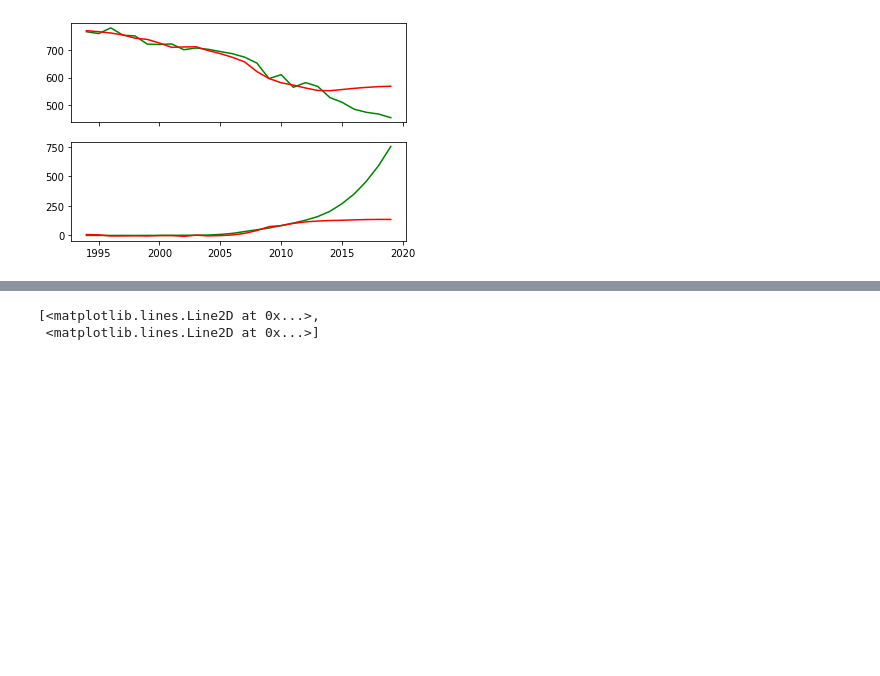
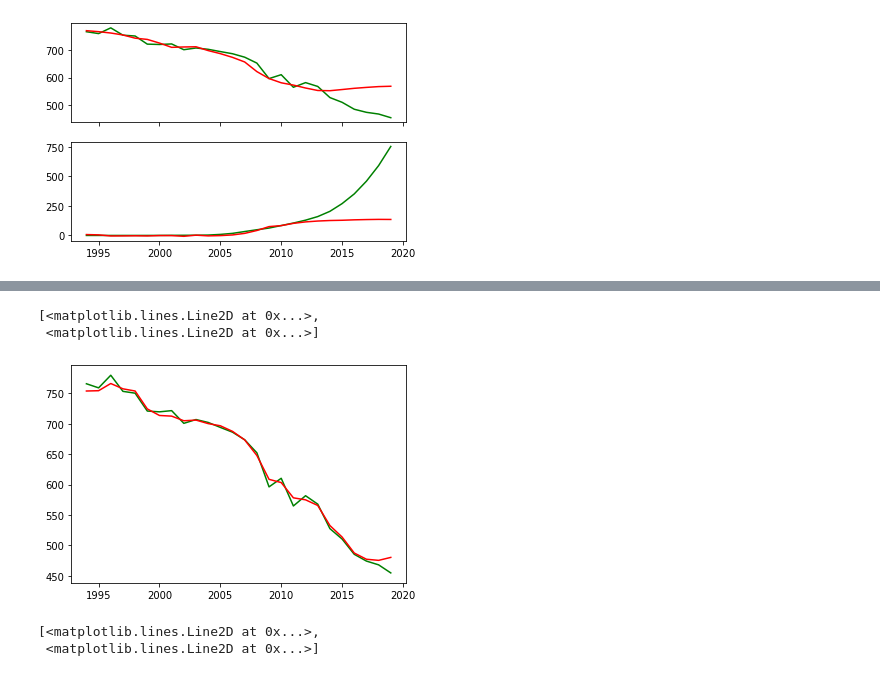
Before and after one commit to IsaacJohnEvans/EV_affect_on_emissions, a Jupyter notebook: pred.ipynb, the cells around one changed output, grey strips where cells are left out. Drawn from its saved outputs; the diff is of its cells as text; code cells hidden in the pictures; blank space fills up the shorter version.

```diff
--- a/pred.ipynb
+++ b/pred.ipynb
@@ -276,3 +305,16 @@ Epoch 20/20
+# %%
+regr = RandomForestRegressor(max_depth=3, random_state=0)
+regr.fit(UK_X, UK_y[:, 0])
+np.array([UK_X[0, :]])
+UK_y_reg = np.zeros(UK_X.shape[0])
+for i in range(UK_X.shape[0]):
+    UK_y_reg[i] = regr.predict(np.array([UK_X[i, :]]))
+UK_t = np.linspace(1994, 2019, 26)
+plt.plot(UK_t, UK_y[:, 0], 'g', UK_t, UK_y_reg, 'r')
+# %% [output]
+[<matplotlib.lines.Line2D at 0x...>,
+ <matplotlib.lines.Line2D at 0x...>]
+[figure, added]
 # %%
 EU_em_X, EU_em_y = np.split(EU_em_df.to_numpy(), [11], 1)
 UK_em_X, UK_em_y = np.split(UK_em_df.to_numpy(dtype=np.float64), [13], 1)
```
Also changed, not shown: parts of 6 cells of this notebook, 1 other file.
